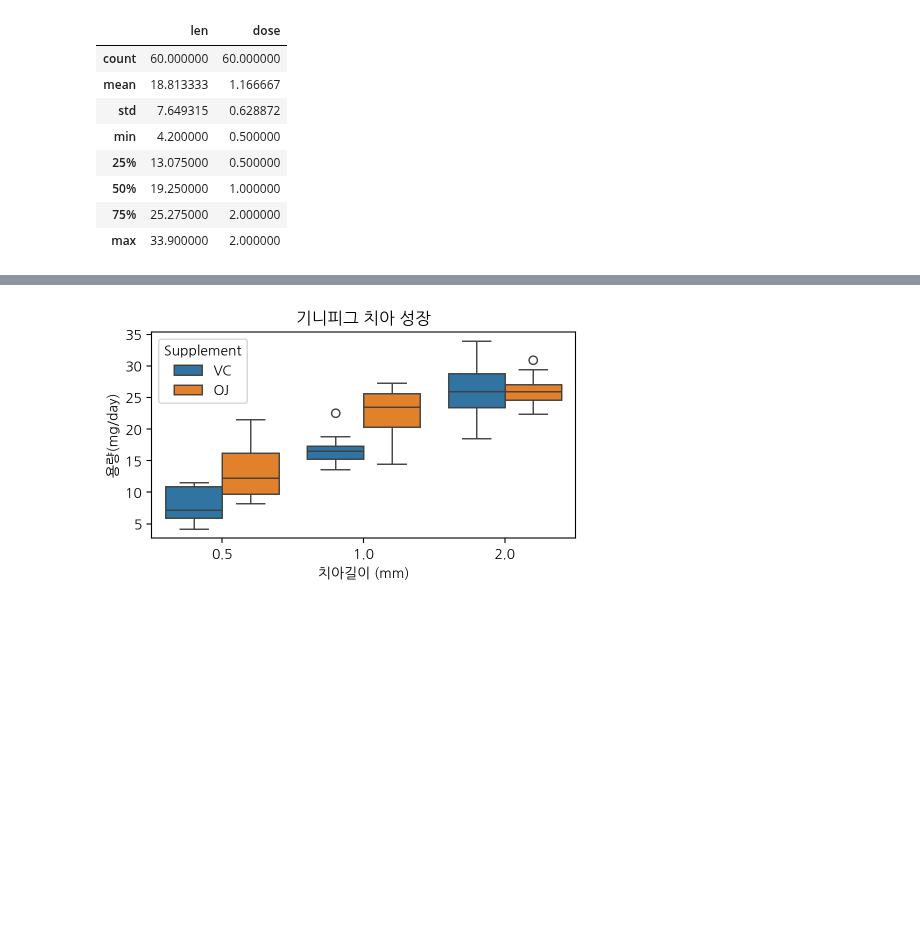
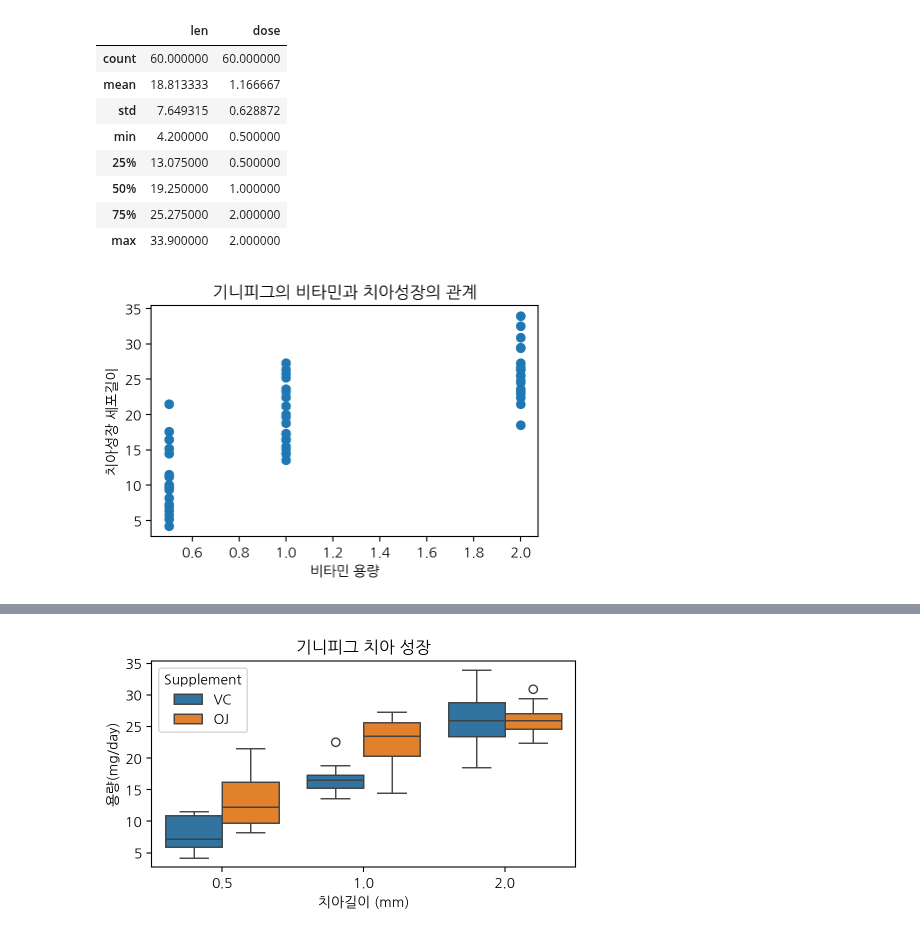
Before and after one commit to naugim26/2026-BDA, a Jupyter notebook: code/09w_data_vis.ipynb, the cells around one changed output, grey strips where cells are left out. Cells and saved outputs as stored; diff of their text form; code cells hidden in the pictures; blank space fills up the shorter version.

```diff
--- a/code/09w_data_vis.ipynb
+++ b/code/09w_data_vis.ipynb
@@ -107,3 +133,11 @@ tg.describe()
 | 50% | 19.250000 | 1.000000 |
 | 75% | 25.275000 | 2.000000 |
 | max | 33.900000 | 2.000000 |
+# %%
+plt.scatter(tg.dose,tg.len)
+plt.title('기니피그의 비타민과 치아성장의 관계')
+plt.xlabel('비타민 용량')
+plt.ylabel("치아성장 세포길이")
+plt.show()
+# %% [output]
+[figure, added]
```
Also changed, not shown: parts of 38 cells of this notebook.
